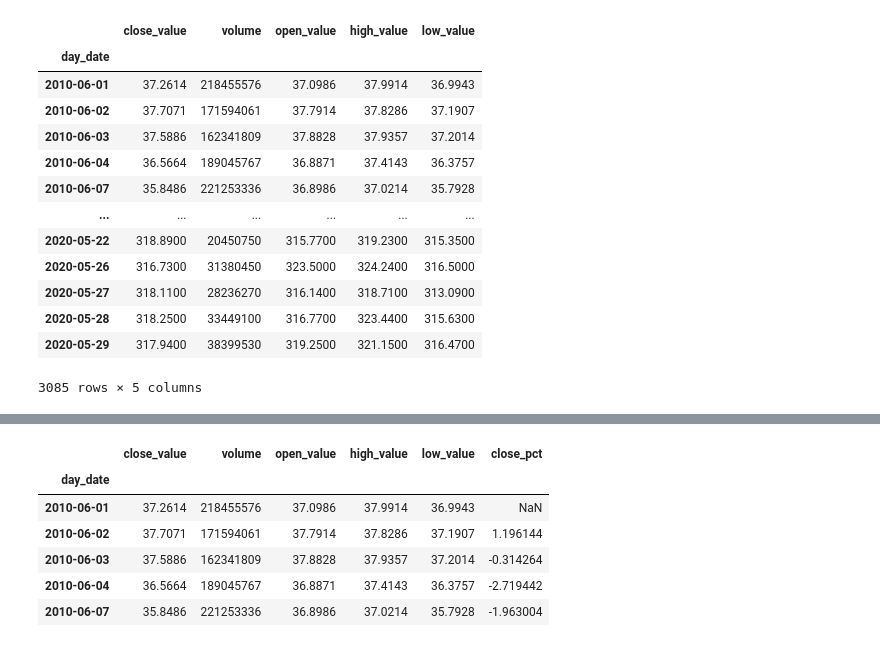
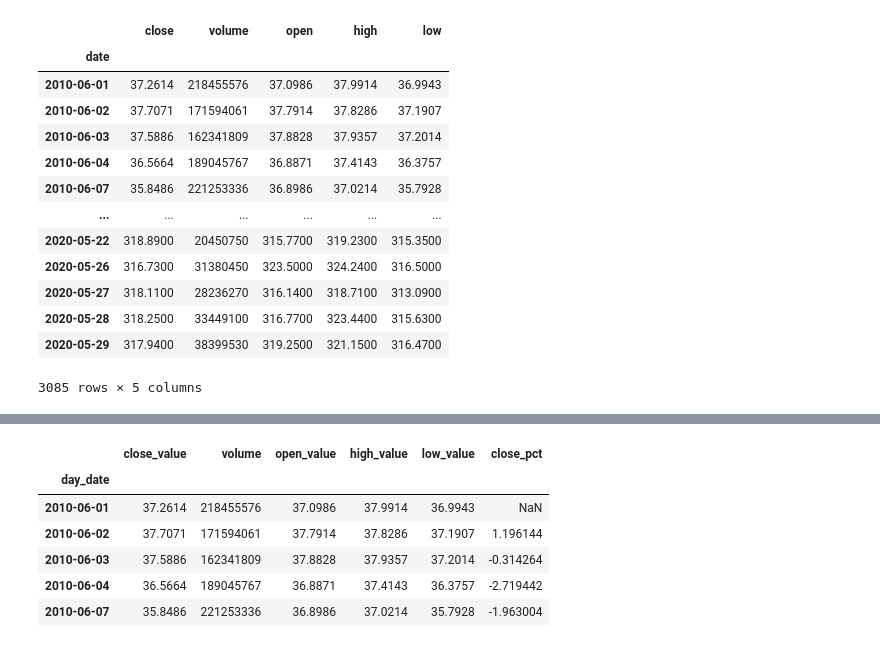
Before and after one commit to FilipeBarnabe/sentiment_analysis_time_series, a Jupyter notebook: time_series/time_series.ipynb, the cells around one changed output, grey strips where cells are left out. Drawn from its saved outputs; the diff is of its cells as text; code cells hidden in the pictures.

```diff
--- a/time_series/time_series.ipynb
+++ b/time_series/time_series.ipynb
@@ -7,14 +57,15 @@ from statsmodels.tsa.ar_model import AutoReg, ar_select_order
 # %%
 aapl = pd.read_csv("../data/CompanyValues.csv")
 aapl = aapl.loc[aapl["ticker_symbol"].isin(["AAPL"])]\
     [["day_date", "close_value", "volume", "open_value", "high_value", "low_value"]]
-aapl["day_date"] = pd.to_datetime(aapl["day_date"], format="%Y-%m-%d")
-aapl = aapl.sort_values(by=["day_date"])
-aapl = aapl.set_index("day_date")
+aapl = aapl.rename(columns={"day_date":"date","close_value":"close", "open_value":"open", "high_value":"high", "low_value":"low"})
+aapl["date"] = pd.to_datetime(aapl["date"], format="%Y-%m-%d")
+aapl = aapl.sort_values(by=["date"])
+aapl = aapl.set_index("date")
 aapl
 # %% [output]
-|  | close_value | volume | open_value | high_value | low_value |
-| day_date |  |  |  |  |  |
+|  | close | volume | open | high | low |
+| date |  |  |  |  |  |
 | 2010-06-01 | 37.2614 | 218455576 | 37.0986 | 37.9914 | 36.9943 |
 | 2010-06-02 | 37.7071 | 171594061 | 37.7914 | 37.8286 | 37.1907 |
 | 2010-06-03 | 37.5886 | 162341809 | 37.8828 | 37.9357 | 37.2014 |
```
Also changed, not shown: parts of 34 cells of this notebook.
